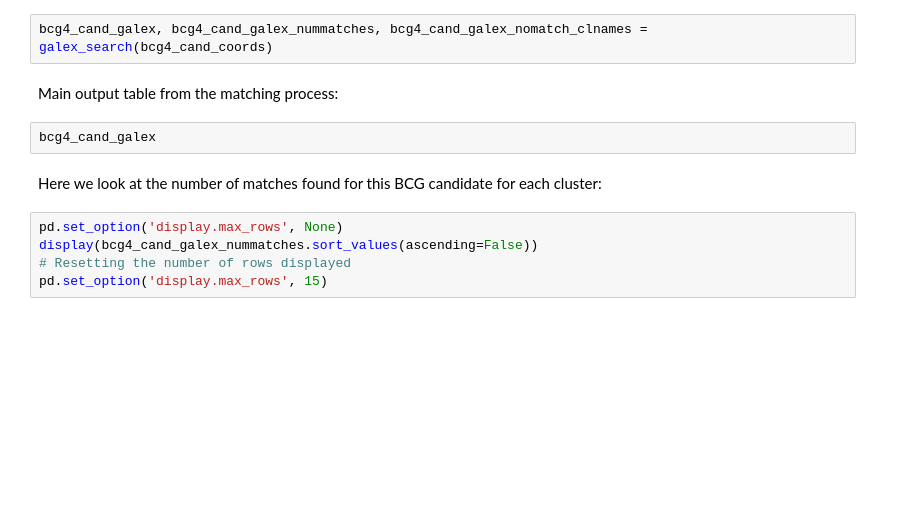
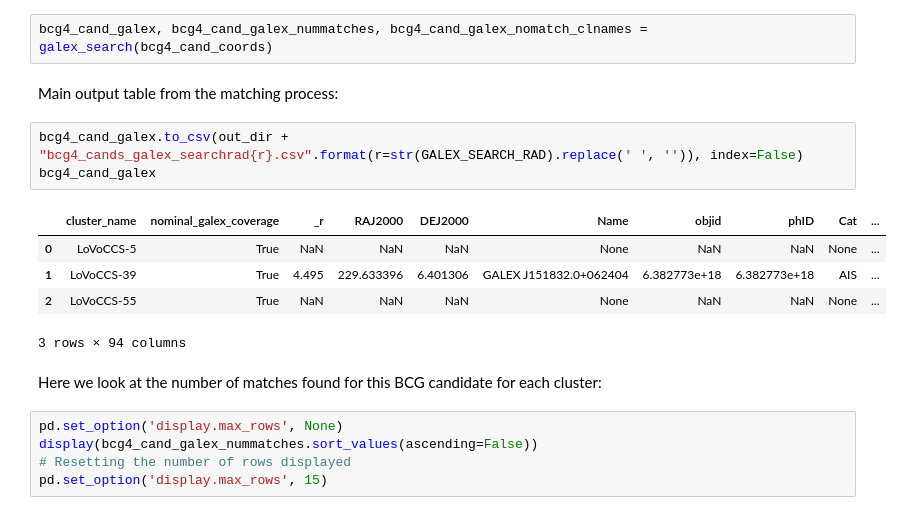
Before and after one commit to LoVoCCS/LoVoCCS-BCG-Ident, a Jupyter notebook: crossmatch_bcgcands_VLASS_GALEX.ipynb, the cells around one changed output. Drawn from its saved outputs; the diff is of its cells as text; blank space fills up the shorter version.

```diff
--- a/crossmatch_bcgcands_VLASS_GALEX.ipynb
+++ b/crossmatch_bcgcands_VLASS_GALEX.ipynb
@@ -603,7 +637,14 @@ bcg4_cand_galex, bcg4_cand_galex_nummatches, bcg4_cand_galex_nomatch_clnames = g
 # %% [markdown]
 Main output table from the matching process:
 # %%
+bcg4_cand_galex.to_csv(out_dir + "bcg4_cands_galex_searchrad{r}.csv".format(r=str(GALEX_SEARCH_RAD).replace(' ', '')), index=False)
 bcg4_cand_galex
+# %% [output]
+|  | cluster_name | nominal_galex_coverage | _r | RAJ2000 | DEJ2000 | Name | objid | phID | Cat | ... |
+| 0 | LoVoCCS-5 | True | NaN | NaN | NaN | None | NaN | NaN | None | ... |
+| 1 | LoVoCCS-39 | True | 4.495 | 229.633396 | 6.401306 | GALEX J151832.0+062404 | 6.382773e+18 | 6.382773e+18 | AIS | ... |
+| 2 | LoVoCCS-55 | True | NaN | NaN | NaN | None | NaN | NaN | None | ... |
+3 rows × 94 columns
 # %% [markdown]
 Here we look at the number of matches found for this BCG candidate for each cluster:
 # %%
```
Also changed, not shown: parts of 14 cells of this notebook.
